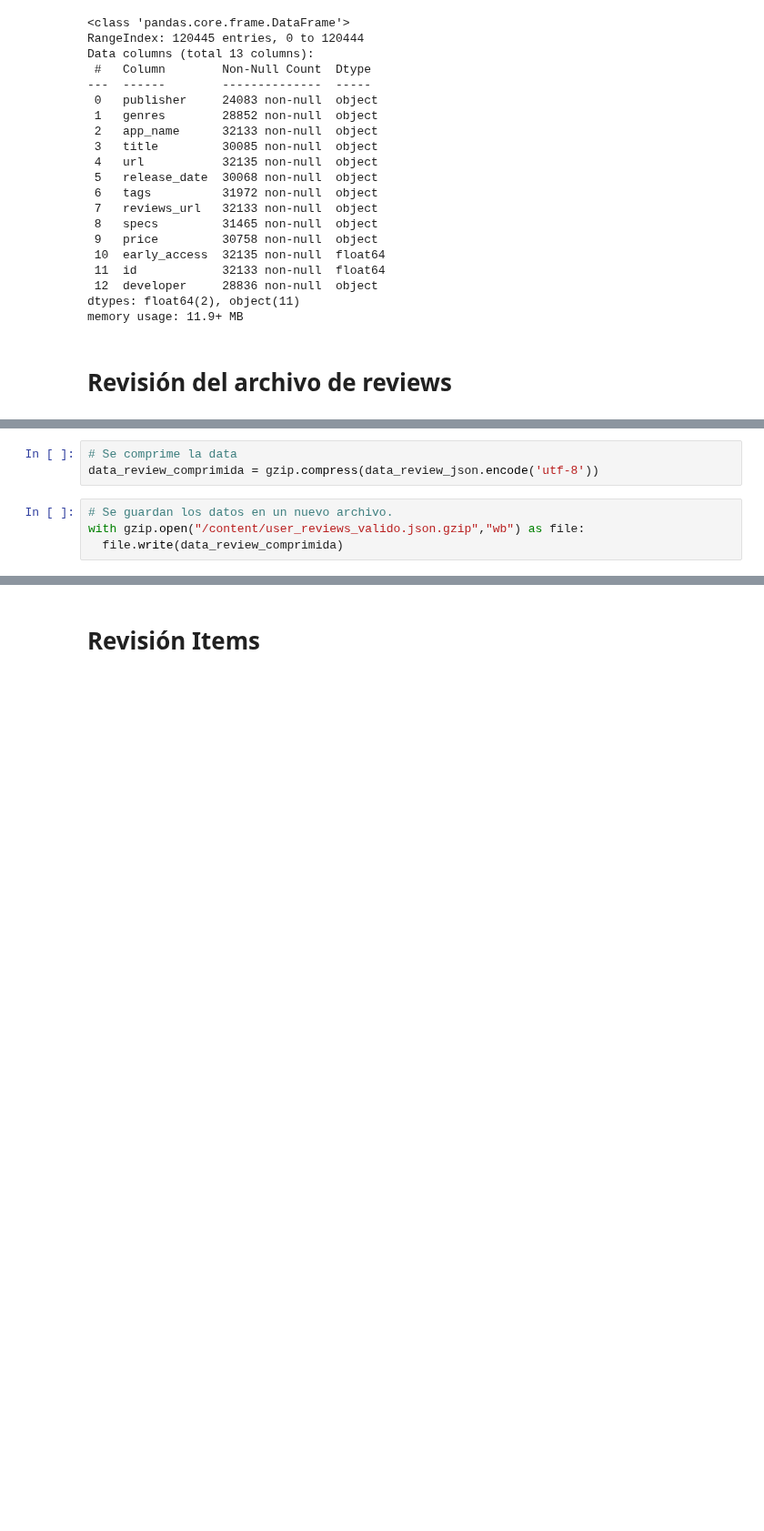
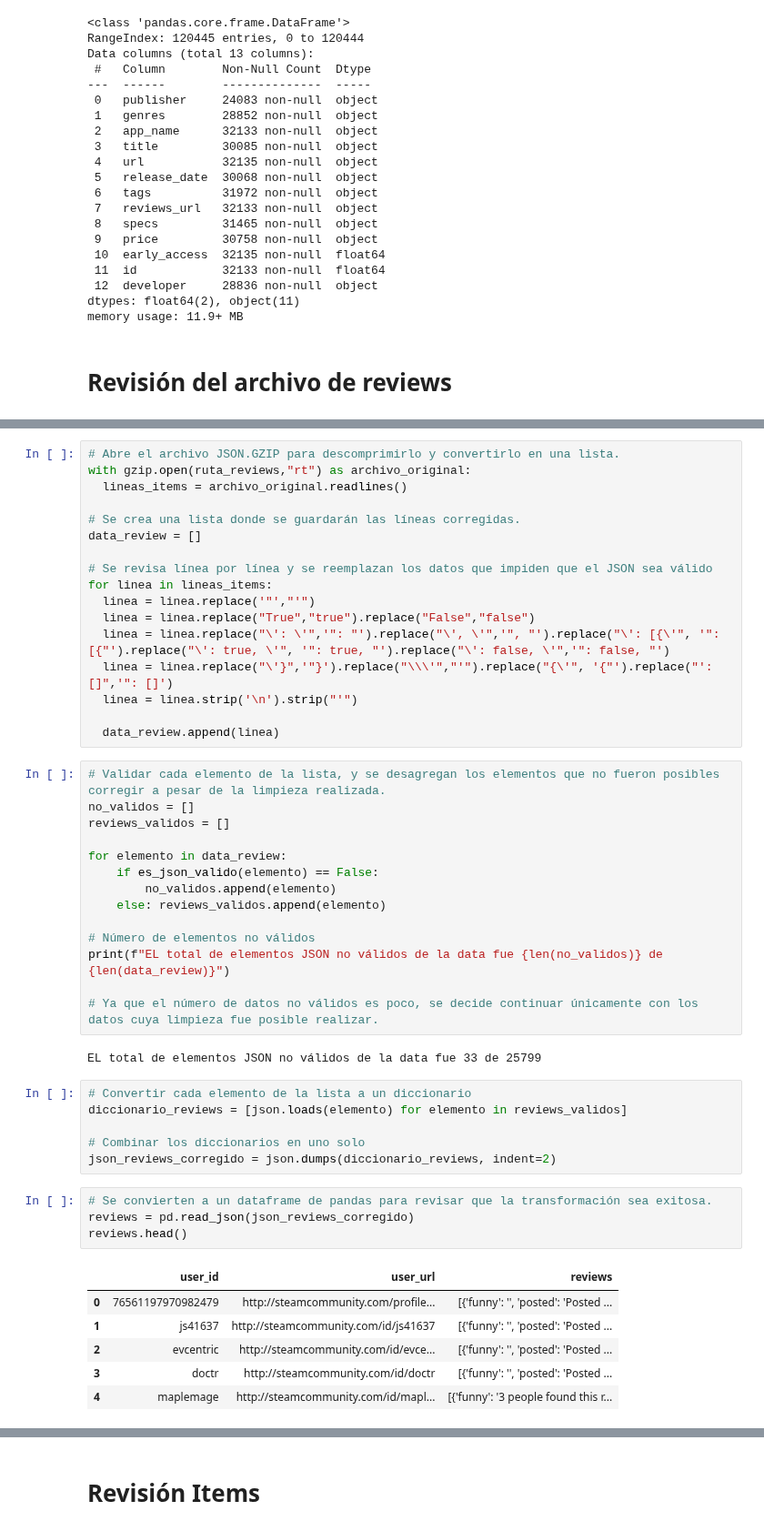
Before and after one commit to DaAnMaGi/PI_ML_OPS, a Jupyter notebook: exploracion/exploracion_inicial.ipynb, the cells around one changed output, grey strips where cells are left out. Shown at 91% size. Saved outputs shown, nothing was run; the diff lists cells and outputs as text; blank space fills up the shorter version.

```diff
--- a/exploracion/exploracion_inicial.ipynb
+++ b/exploracion/exploracion_inicial.ipynb
@@ -84,7 +63,50 @@ data_review_json = json.dumps(data_review, indent = 4)
-# %%
-# Se comprime la data
-data_review_comprimida = gzip.compress(data_review_json.encode('utf-8'))
-# %%
-# Se guardan los datos en un nuevo archivo.
-with gzip.open("/content/user_reviews_valido.json.gzip","wb") as file:
-  file.write(data_review_comprimida)
+# %%
+# Abre el archivo JSON.GZIP para descomprimirlo y convertirlo en una lista.
+with gzip.open(ruta_reviews,"rt") as archivo_original:
+  lineas_items = archivo_original.readlines()
+
+# Se crea una lista donde se guardarán las líneas corregidas.
+data_review = []
+
+# Se revisa línea por línea y se reemplazan los datos que impiden que el JSON sea válido
+for linea in lineas_items:
+  linea = linea.replace('"',"'")
+  linea = linea.replace("True","true").replace("False","false")
+  linea = linea.replace("\': \'",'": "').replace("\', \'",'", "').replace("\': [{\'", '": [{"').replace("\': true, \'", '": true, "').replace("\': false, \'",'": false, "')
+  linea = linea.replace("\'}",'"}').replace("\\\'","'").replace("{\'", '{"').replace("': []",'": []')
+  linea = linea.strip('\n').strip("'")
+
+  data_review.append(linea)
+# %%
+# Validar cada elemento de la lista, y se desagregan los elementos que no fueron posibles corregir a pesar de la limpieza realizada.
+no_validos = []
+reviews_validos = []
+
+for elemento in data_review:
+    if es_json_valido(elemento) == False:
+        no_validos.append(elemento)
+    else: reviews_validos.append(elemento)
+
+# Número de elementos no válidos
+print(f"EL total de elementos JSON no válidos de la data fue {len(no_validos)} de {len(data_review)}")
+
+# Ya que el número de datos no válidos es poco, se decide continuar únicamente con los datos cuya limpieza fue posible realizar.
+# %% [output]
+EL total de elementos JSON no válidos de la data fue 33 de 25799
+# %%
+# Convertir cada elemento de la lista a un diccionario
+diccionario_reviews = [json.loads(elemento) for elemento in reviews_validos]
+
+# Combinar los diccionarios en uno solo
+json_reviews_corregido = json.dumps(diccionario_reviews, indent=2)
+# %%
+# Se convierten a un dataframe de pandas para revisar que la transformación sea exitosa.
+reviews = pd.read_json(json_reviews_corregido)
+reviews.head()
+# %% [output]
+|  | user_id | user_url | reviews |
+| 0 | 76561197970982479 | http://steamcommunity.com/profile... | [{'funny': '', 'posted': 'Posted ... |
+| 1 | js41637 | http://steamcommunity.com/id/js41637 | [{'funny': '', 'posted': 'Posted ... |
+| 2 | evcentric | http://steamcommunity.com/id/evce... | [{'funny': '', 'posted': 'Posted ... |
+| 3 | doctr | http://steamcommunity.com/id/doctr | [{'funny': '', 'posted': 'Posted ... |
+| 4 | maplemage | http://steamcommunity.com/id/mapl... | [{'funny': '3 people found this r... |
```
Also changed, not shown: parts of 23 cells of this notebook.
